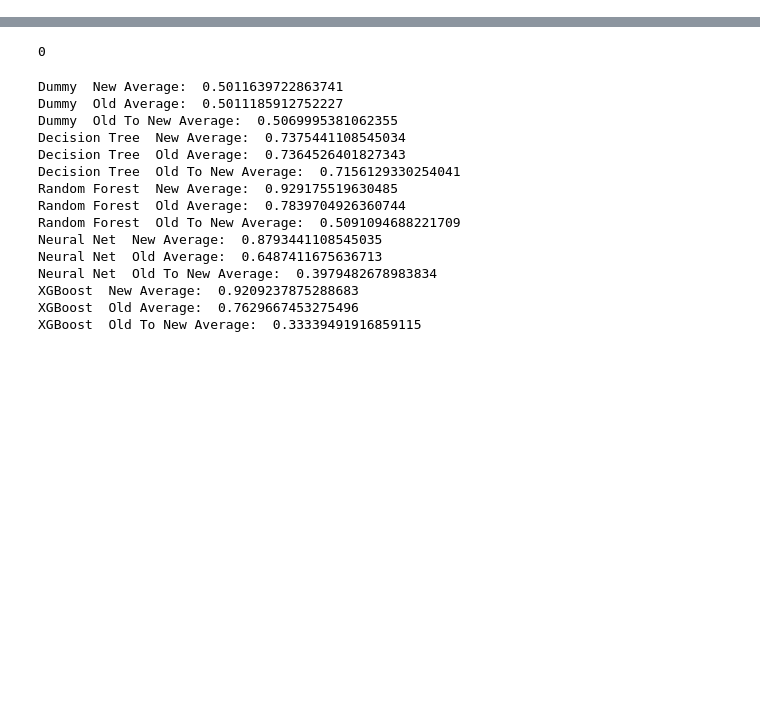
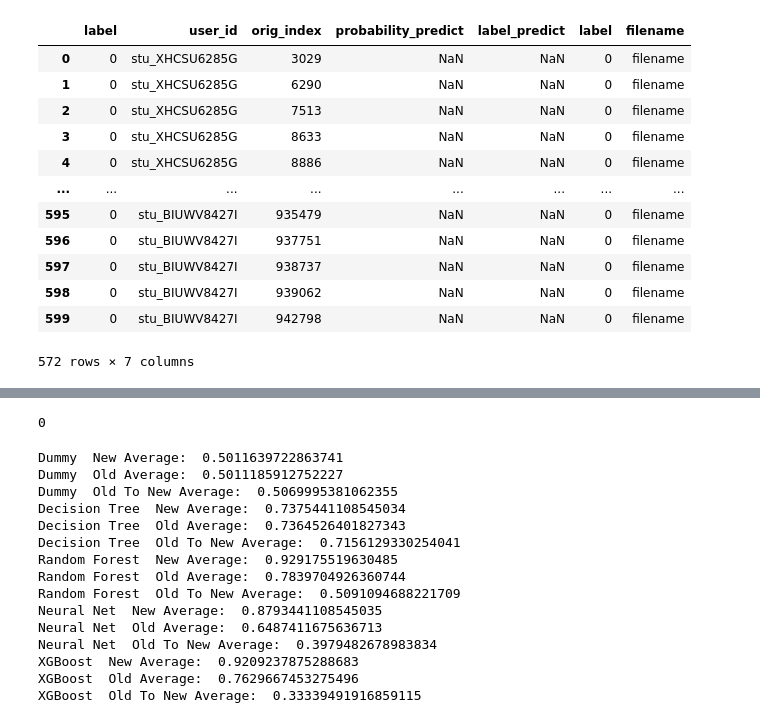
Before and after one commit to pcla-code/cog-tutor-detector-rot, a Jupyter notebook: Modeling_new.ipynb, the cells around one changed output, grey strips where cells are left out. Saved outputs shown, nothing was run; the diff lists cells and outputs as text; code cells hidden in the pictures; blank space fills up the shorter version.

```diff
--- a/Modeling_new.ipynb
+++ b/Modeling_new.ipynb
@@ -75,4 +62,26 @@ df
 572 rows × 165 columns
+# %%
+cur_preds = df.copy(deep=True)
+# cur_preds = cur_preds[[train_label, student_id, 'orig_index']]
+cur_preds = cur_preds.reindex(columns=[train_label, student_id, 'orig_index','probability_predict', 'label_predict', 'label'])
+# new_index = list(cur_preds.columns + ['brockton_2020_2021'])
+# cur_preds = cur_preds.reindex(columns=new_index)
+cur_preds['filename'] = 'filename'
+cur_preds
+# %% [output]
+|  | label | user_id | orig_index | probability_predict | label_predict | label | filename |
+| 0 | 0 | stu_XHCSU6285G | 3029 | NaN | NaN | 0 | filename |
+| 1 | 0 | stu_XHCSU6285G | 6290 | NaN | NaN | 0 | filename |
+| 2 | 0 | stu_XHCSU6285G | 7513 | NaN | NaN | 0 | filename |
+| 3 | 0 | stu_XHCSU6285G | 8633 | NaN | NaN | 0 | filename |
+| 4 | 0 | stu_XHCSU6285G | 8886 | NaN | NaN | 0 | filename |
+| ... | ... | ... | ... | ... | ... | ... | ... |
+| 595 | 0 | stu_BIUWV8427I | 935479 | NaN | NaN | 0 | filename |
+| 596 | 0 | stu_BIUWV8427I | 937751 | NaN | NaN | 0 | filename |
+| 597 | 0 | stu_BIUWV8427I | 938737 | NaN | NaN | 0 | filename |
+| 598 | 0 | stu_BIUWV8427I | 939062 | NaN | NaN | 0 | filename |
+| 599 | 0 | stu_BIUWV8427I | 942798 | NaN | NaN | 0 | filename |
+572 rows × 7 columns
 # %%
 df.corr().label.sort_values()
 # %% [output]
```
Also changed, not shown: parts of 5 cells of this notebook.
